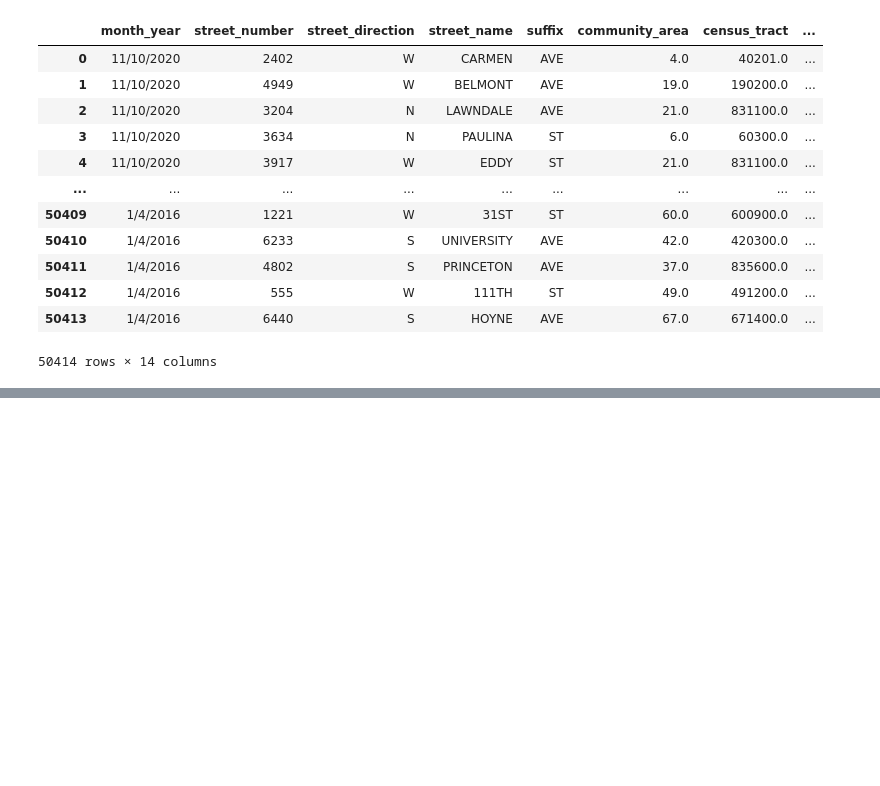
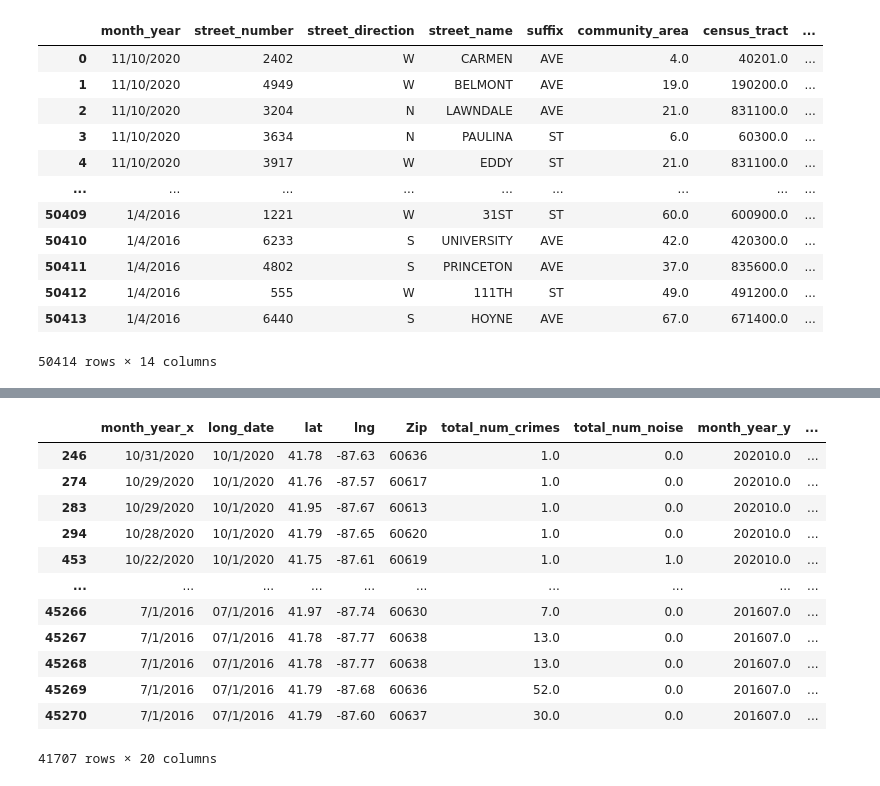
Before and after one commit to sjricketts/Project-3, a Jupyter notebook: chicago_real_estate_data.ipynb, the cells around one changed output, grey strips where cells are left out. Saved outputs shown, nothing was run; the diff lists cells and outputs as text; code cells hidden in the pictures; blank space fills up the shorter version.

```diff
--- a/chicago_real_estate_data.ipynb
+++ b/chicago_real_estate_data.ipynb
@@ -377,0 +445,17 @@ chi_hist_permitsREW_df.to_csv('chi_hist_permitsREW_df.csv', index=False)
+# %%
+chiPermitsClean_df = chiPermitsClean_df.dropna(how='any')
+chiPermitsClean_df
+# %% [output]
+|  | month_year_x | long_date | lat | lng | Zip | total_num_crimes | total_num_noise | month_year_y | ... |
+| 246 | 10/31/2020 | 10/1/2020 | 41.78 | -87.63 | 60636 | 1.0 | 0.0 | 202010.0 | ... |
+| 274 | 10/29/2020 | 10/1/2020 | 41.76 | -87.57 | 60617 | 1.0 | 0.0 | 202010.0 | ... |
+| 283 | 10/29/2020 | 10/1/2020 | 41.95 | -87.67 | 60613 | 1.0 | 0.0 | 202010.0 | ... |
+| 294 | 10/28/2020 | 10/1/2020 | 41.79 | -87.65 | 60620 | 1.0 | 0.0 | 202010.0 | ... |
+| 453 | 10/22/2020 | 10/1/2020 | 41.75 | -87.61 | 60619 | 1.0 | 1.0 | 202010.0 | ... |
+| ... | ... | ... | ... | ... | ... | ... | ... | ... | ... |
+| 45266 | 7/1/2016 | 07/1/2016 | 41.97 | -87.74 | 60630 | 7.0 | 0.0 | 201607.0 | ... |
+| 45267 | 7/1/2016 | 07/1/2016 | 41.78 | -87.77 | 60638 | 13.0 | 0.0 | 201607.0 | ... |
+| 45268 | 7/1/2016 | 07/1/2016 | 41.78 | -87.77 | 60638 | 13.0 | 0.0 | 201607.0 | ... |
+| 45269 | 7/1/2016 | 07/1/2016 | 41.79 | -87.68 | 60636 | 52.0 | 0.0 | 201607.0 | ... |
+| 45270 | 7/1/2016 | 07/1/2016 | 41.79 | -87.60 | 60637 | 30.0 | 0.0 | 201607.0 | ... |
+41707 rows × 20 columns
```
Also changed, not shown: parts of 8 cells of this notebook, 4 other files.
